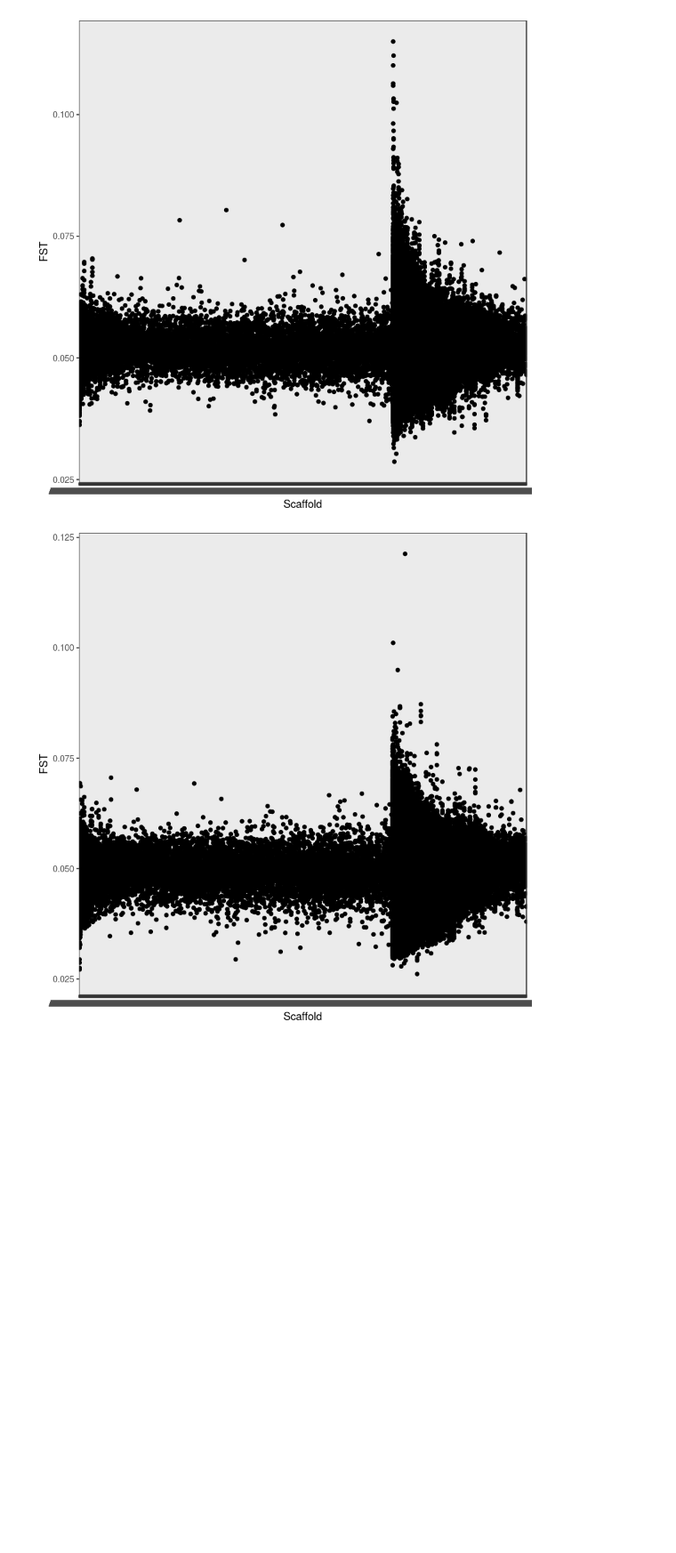
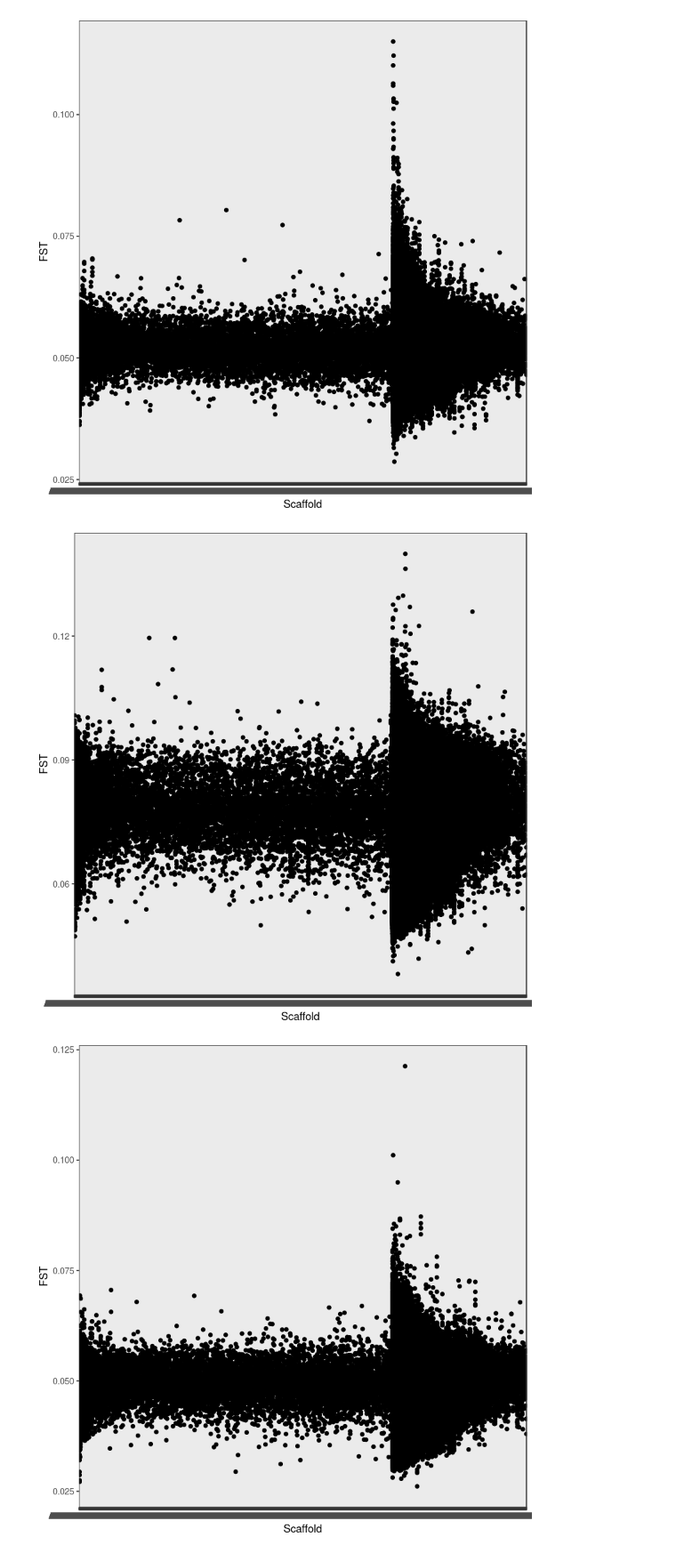
Before and after one commit to sagw/WNS_WGS, a Jupyter notebook: All_FST_plots.ipynb, the cells around one changed output. Shown at 89% size. Saved outputs shown, nothing was run; the diff lists cells and outputs as text; code cells hidden in the pictures; blank space fills up the shorter version.

```diff
--- a/All_FST_plots.ipynb
+++ b/All_FST_plots.ipynb
@@ -5,5 +8,7 @@ setwd("~/WGS/SNPS/All_mylu/")
 # %%
 NJ=read.table("NJ_unfull_sw2", header=TRUE, row.names=NULL)
+# %%
+NJsub=read.table("NJ_EU_sub_sw2", header=TRUE, row.names=NULL)
 # %%
 NY=read.table("NY_unfull_sw2", header=TRUE, row.names=NULL)
 # %%
@@ -20,6 +25,7 @@ head(VT)
 | (3288,5225)(12130,19552)(12000,22... | AAPE02055386 | 17000 | 1939 | 0.046119 |
 # %%
 NJ$row.names=NULL
+NJsub$row.names=NULL
 NY$row.names=NULL
 VT$row.names=NULL
 # %%
@@ -34,6 +41,14 @@ plot=ggplot(data=NJ, aes(x=Scaffold, y=FST))+
 plot
 # %% [output]
 [figure]
+# %%
+plot1=ggplot(data=NJsub, aes(x=Scaffold, y=FST))+
+  geom_point(data=NJsub)+
+  theme_bw()
+# %%
+plot1
+# %% [output]
+[figure, added]
 # %%
 plot2=ggplot(data=NY, aes(x=Scaffold, y=FST))+
   geom_point(data=NY)+
```
Also changed, not shown: parts of 13 cells of this notebook, 1 other file.
